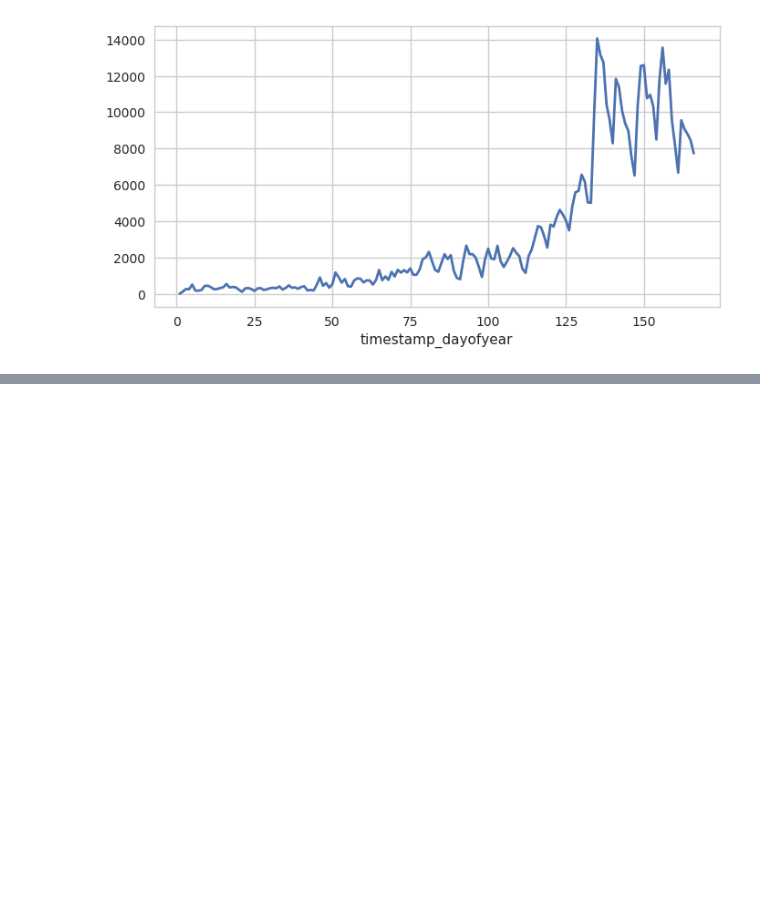
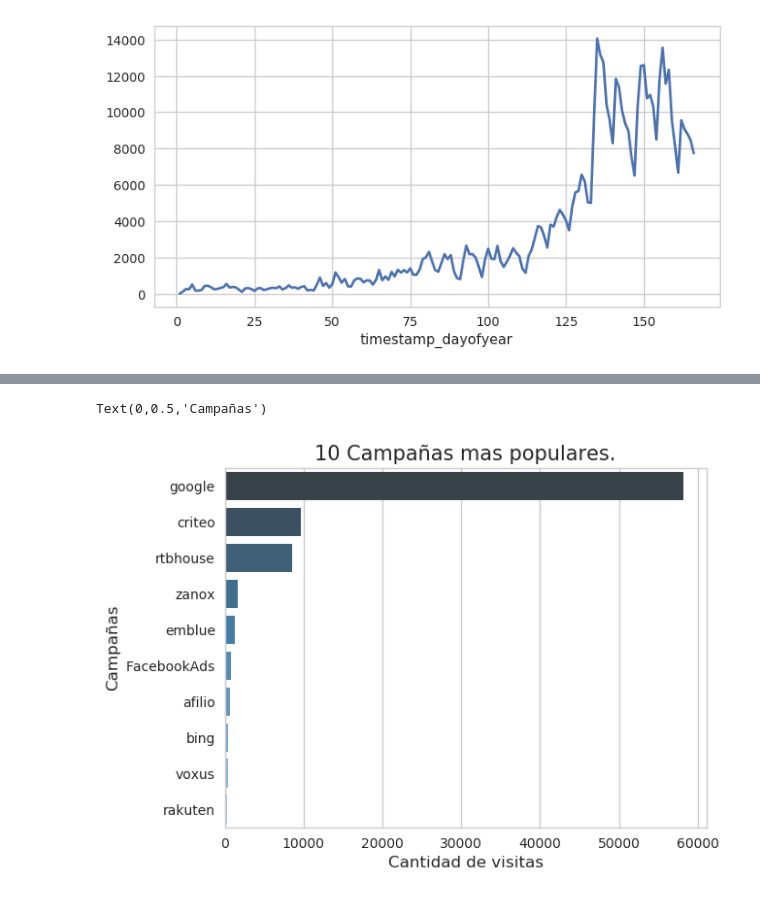
Before and after one commit to sebalogue/tp1-datos, a Jupyter notebook: src/SantiagoMariani/santiagomariani.ipynb, the cells around one changed output, grey strips where cells are left out. Saved outputs shown, nothing was run; the diff lists cells and outputs as text; code cells hidden in the pictures; blank space fills up the shorter version.

```diff
--- a/src/SantiagoMariani/santiagomariani.ipynb
+++ b/src/SantiagoMariani/santiagomariani.ipynb
@@ -566,0 +492,3 @@ Index(['timestamp', 'event', 'person', 'model', 'timestamp_datetime',
+# %%
+ad_campaign_hit = trocafone.loc[trocafone['event'] == 'ad campaign hit']
+ad_campaign_hit['campaign_source'].isnull().sum()
@@ -566,0 +521,11 @@ Index(['timestamp', 'event', 'person', 'model', 'timestamp_datetime',
+# %%
+# Grafico de popularidad de campañas publicitarias.
+
+g2 = sns.barplot(x=ad_campaign_hit['campaign_source'].value_counts().head(10).values, y=ad_campaign_hit['campaign_source'].value_counts().head(10).index,palette="Blues_d", orient='h')
+
+g2.set_title("10 Campañas mas populares.", fontsize=15)
+g2.set_xlabel("Cantidad de visitas", fontsize=12)
+g2.set_ylabel("Campañas", fontsize=12)
+# %% [output]
+Text(0,0.5,'Campañas')
+[figure, added]
```
Also changed, not shown: parts of 38 cells of this notebook.
